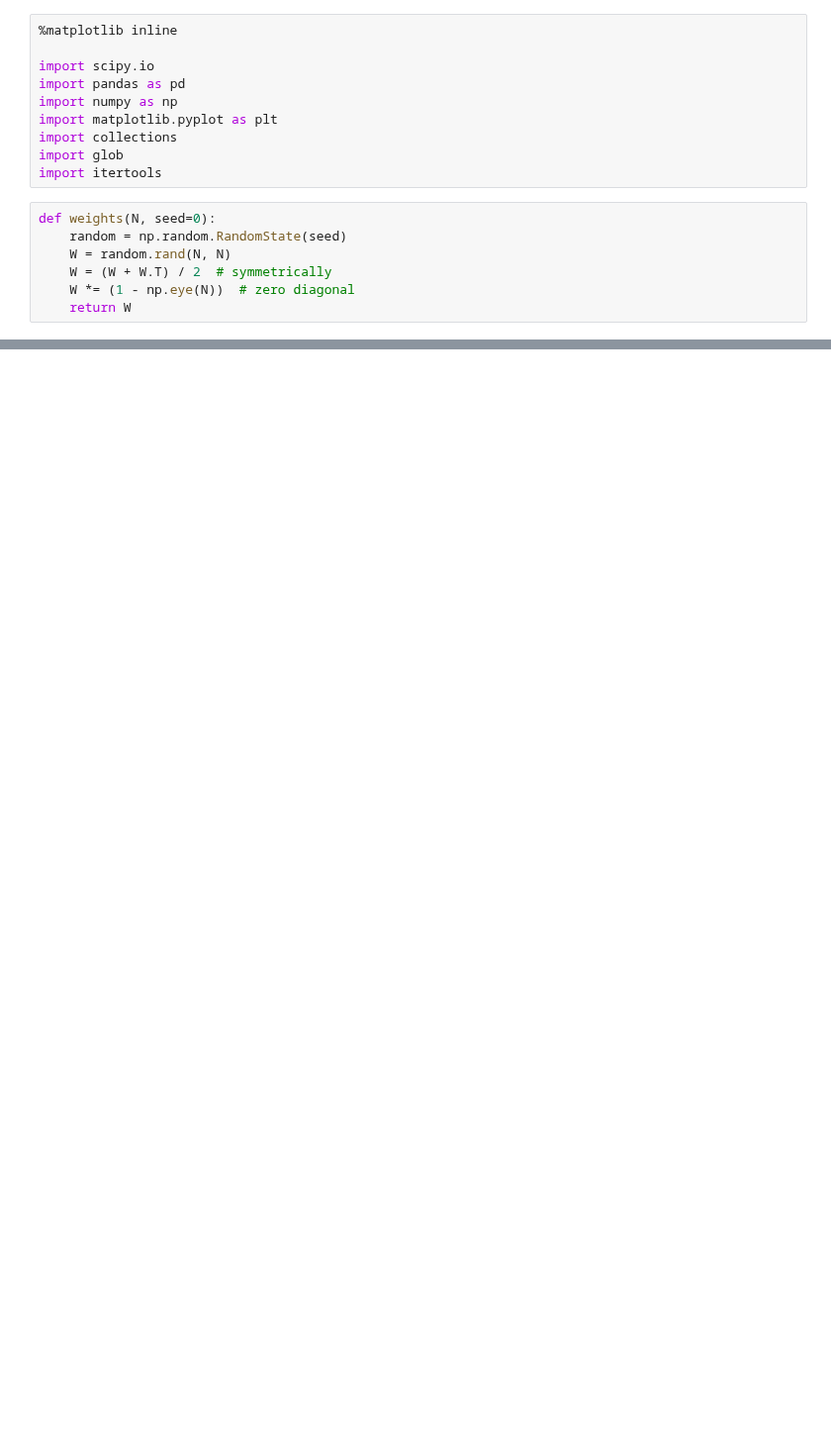
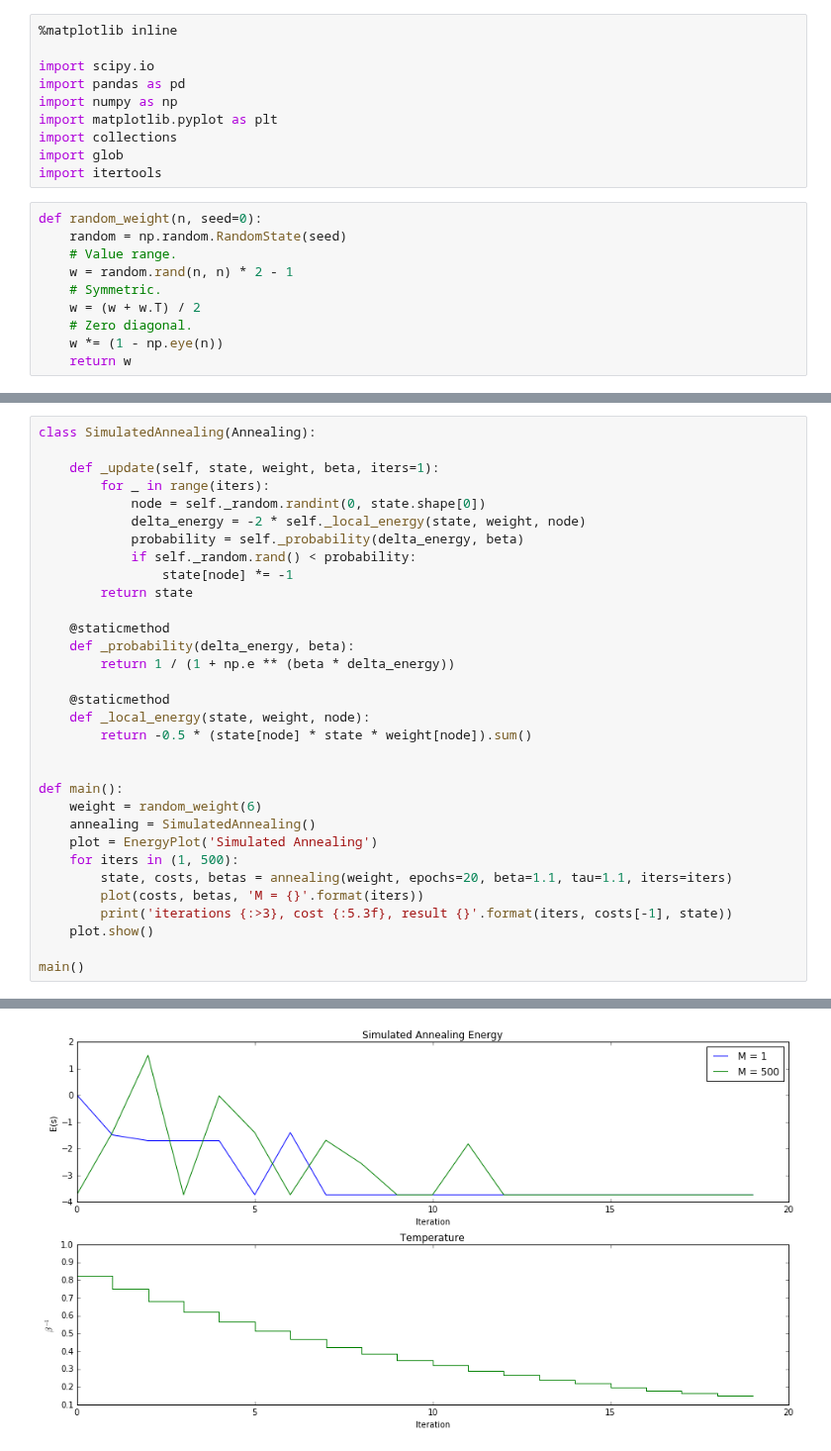
Before and after one commit to danijar/course-machine-intelligence-2, a Jupyter notebook: EX9/EX9-TheNebenhoerers.ipynb, the cells around one changed output, grey strips where cells are left out. Shown at 99% size. Saved outputs shown, nothing was run; the diff lists cells and outputs as text; blank space fills up the shorter version.

```diff
--- a/EX9/EX9-TheNebenhoerers.ipynb
+++ b/EX9/EX9-TheNebenhoerers.ipynb
@@ -9,9 +9,12 @@ import collections
 import glob
 import itertools
 # %%
-def weights(N, seed=0):
+def random_weight(n, seed=0):
     random = np.random.RandomState(seed)
-    W = random.rand(N, N)
-    W = (W + W.T) / 2  # symmetrically
-    W *= (1 - np.eye(N))  # zero diagonal
-    return W
+    # Value range.
+    w = random.rand(n, n) * 2 - 1
+    # Symmetric.
+    w = (w + w.T) / 2
+    # Zero diagonal.
+    w *= (1 - np.eye(n))
+    return w
@@ -124,0 +74,33 @@ M=1 Result -8.34142160963
+# %%
+class SimulatedAnnealing(Annealing):
+
+    def _update(self, state, weight, beta, iters=1):
+        for _ in range(iters):
+            node = self._random.randint(0, state.shape[0])
+            delta_energy = -2 * self._local_energy(state, weight, node)
+            probability = self._probability(delta_energy, beta)
+            if self._random.rand() < probability:
+                state[node] *= -1
+        return state
+
+    @staticmethod
+    def _probability(delta_energy, beta):
+        return 1 / (1 + np.e ** (beta * delta_energy))
+
+    @staticmethod
+    def _local_energy(state, weight, node):
+        return -0.5 * (state[node] * state * weight[node]).sum()
+
+
+def main():
+    weight = random_weight(6)
+    annealing = SimulatedAnnealing()
+    plot = EnergyPlot('Simulated Annealing')
+    for iters in (1, 500):
+        state, costs, betas = annealing(weight, epochs=20, beta=1.1, tau=1.1, iters=iters)
+        plot(costs, betas, 'M = {}'.format(iters))
+        print('iterations {:>3}, cost {:5.3f}, result {}'.format(iters, costs[-1], state))
+    plot.show()
+
+main()
+# %% [output]
@@ -124,0 +109 @@ M=1 Result -8.34142160963
+[figure, added]
```
Also changed, not shown: parts of 7 cells of this notebook.
